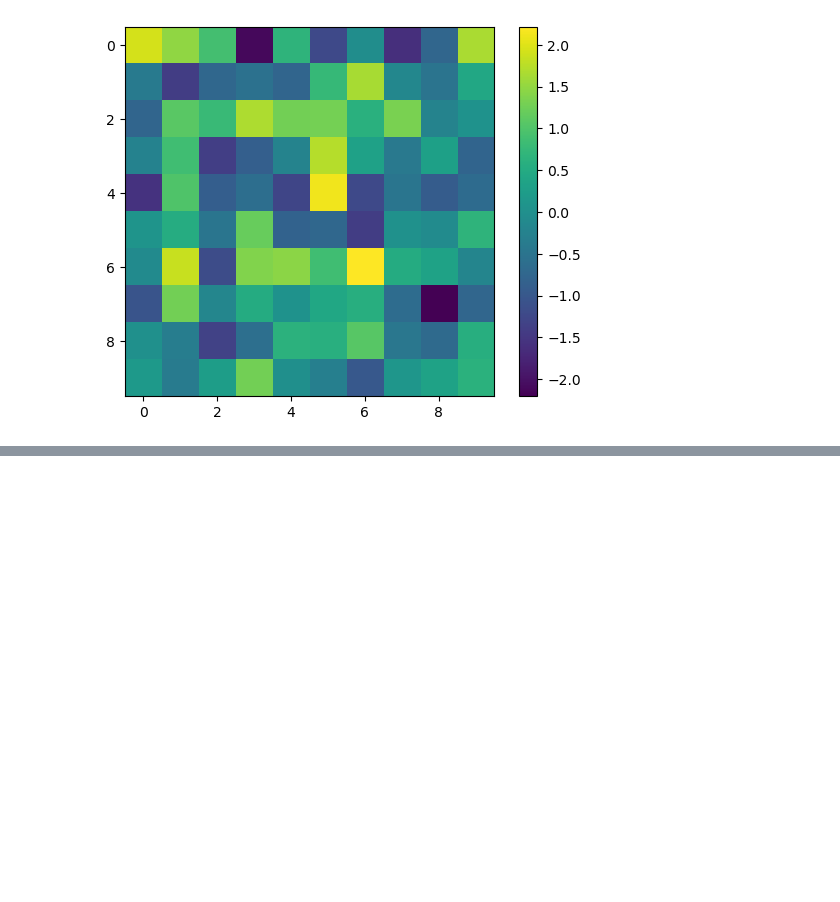
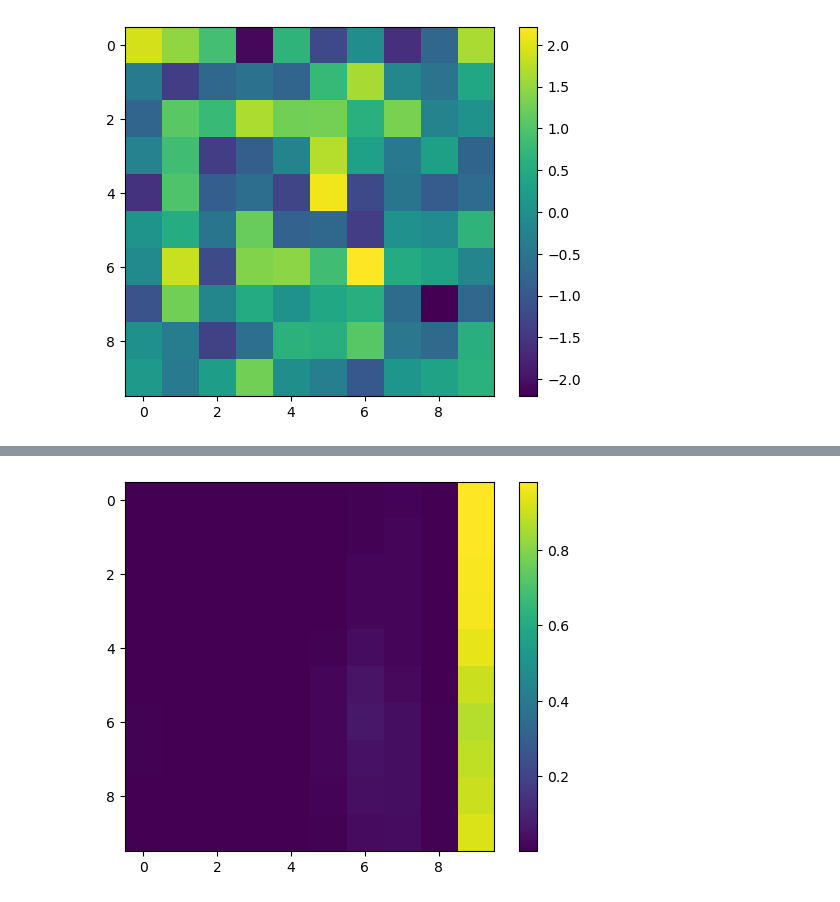
Before and after one commit to wuweizhang0723/func2graph, a Jupyter notebook: notebook/check_evaluation/evaluate_model.ipynb, the cells around one changed output, grey strips where cells are left out. Cells and saved outputs as stored; diff of their text form; code cells hidden in the pictures; blank space fills up the shorter version.

Commit message:
evaluate attention as weight

```diff
--- a/notebook/check_evaluation/evaluate_model.ipynb
+++ b/notebook/check_evaluation/evaluate_model.ipynb
@@ -64,5 +64,9 @@ predict_mode_model = models.Attention_Autoencoder(
     prediction_mode=True,     ########################
 )
 # %%
-checkpoint_path = "func2graph/checkpoints/attention_autoencoder/epoch=199.ckpt"
-predictions, attentions = tools.get_avg_attention(trainloader, predict_mode_model, checkpoint_path, neuron_num)
+checkpoint_path = "../../checkpoints/epoch=4-step=3125.ckpt"
+predictions, ground_truths, avg_attention, attentions = tools.get_avg_attention(trainloader, predict_mode_model, checkpoint_path, neuron_num)
+
+print(predictions.shape)
+print(ground_truths.shape)
+print(avg_attention.shape)
@@ -68,0 +119,6 @@ predictions, attentions = tools.get_avg_attention(trainloader, predict_mode_mode
+# %%
+plt.imshow(avg_attention)
+plt.colorbar()
+plt.show()
+# %% [output]
+[figure, added]
```
Also changed, not shown: parts of 3 cells of this notebook, 4 other files.
